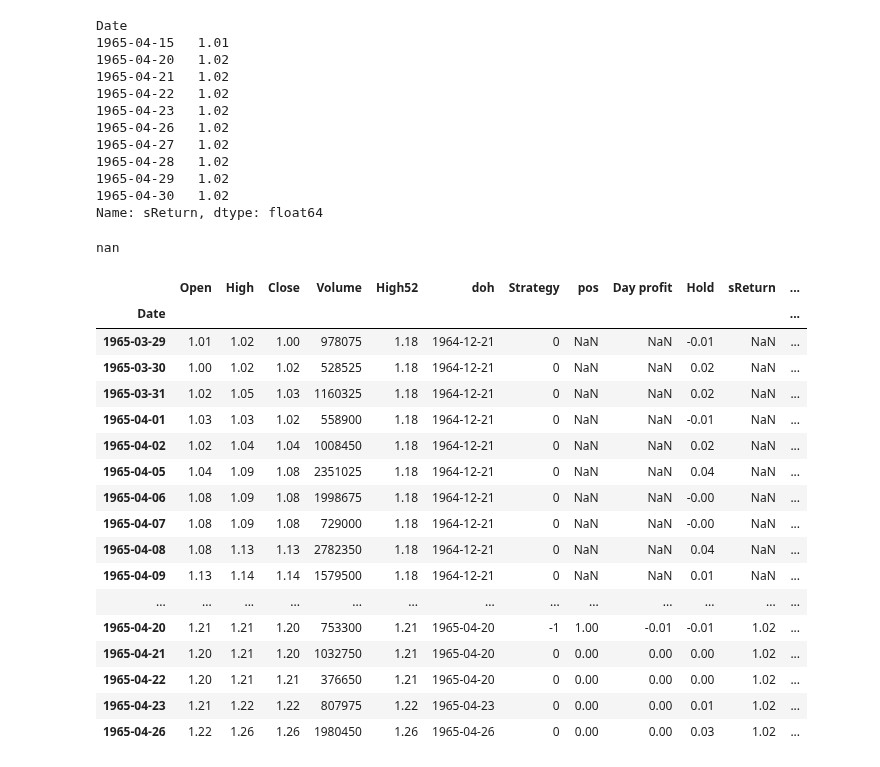
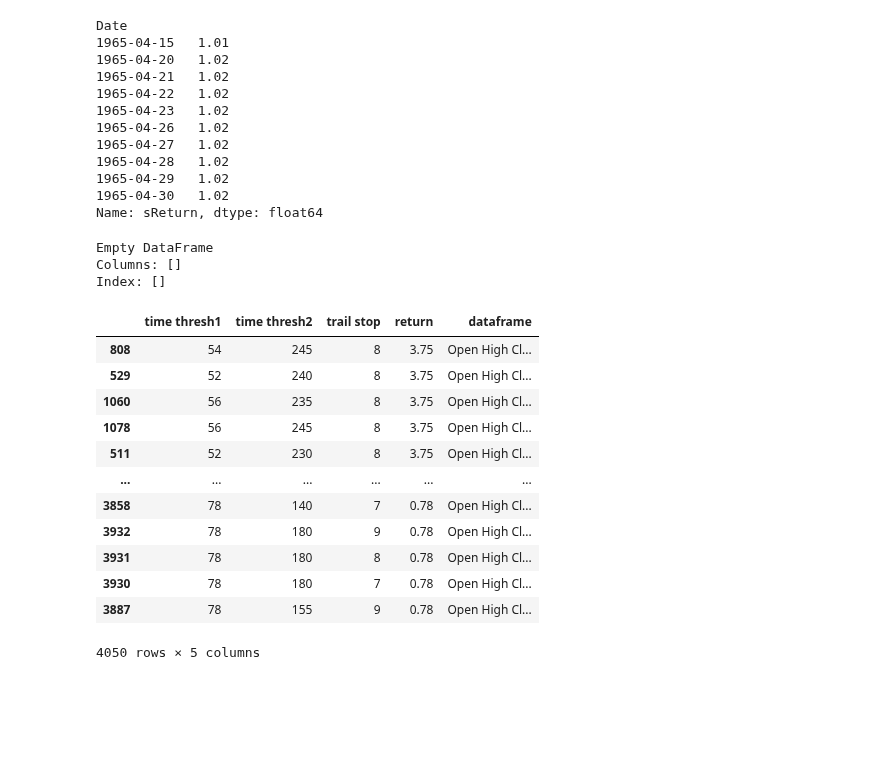
Before and after one commit to Idanq1/Stocks-Strategies, a Jupyter notebook: 52 week/Back testing.ipynb, the cells around one changed output. Drawn from its saved outputs; the diff is of its cells as text; code cells hidden in the pictures; blank space fills up the shorter version.

```diff
--- a/52 week/Back testing.ipynb
+++ b/52 week/Back testing.ipynb
@@ -212,33 +265,25 @@ Date
 1965-04-29   1.02
 1965-04-30   1.02
 Name: sReturn, dtype: float64
-# %%
-df["test"].values.min()
-# %% [output]
-nan
-# %%
-buy_mask = df['Strategy'] == 1
-df["highestt"] = df.loc[buy_mask, 'Close'].expanding().max().copy()
-df['TrailingStopLoss'] = df['highestt'] * (1 - 0.03)
-df['TrailingStopLoss'].fillna(method='ffill', inplace=True)
-
-df[815:835]
-# %% [output]
-|  | Open | High | Close | Volume | High52 | doh | Strategy | pos | Day profit | Hold | sReturn | ... |
-| Date |  |  |  |  |  |  |  |  |  |  |  | ... |
-| 1965-03-29 | 1.01 | 1.02 | 1.00 | 978075 | 1.18 | 1964-12-21 | 0 | NaN | NaN | -0.01 | NaN | ... |
-| 1965-03-30 | 1.00 | 1.02 | 1.02 | 528525 | 1.18 | 1964-12-21 | 0 | NaN | NaN | 0.02 | NaN | ... |
-| 1965-03-31 | 1.02 | 1.05 | 1.03 | 1160325 | 1.18 | 1964-12-21 | 0 | NaN | NaN | 0.02 | NaN | ... |
-| 1965-04-01 | 1.03 | 1.03 | 1.02 | 558900 | 1.18 | 1964-12-21 | 0 | NaN | NaN | -0.01 | NaN | ... |
-| 1965-04-02 | 1.02 | 1.04 | 1.04 | 1008450 | 1.18 | 1964-12-21 | 0 | NaN | NaN | 0.02 | NaN | ... |
-| 1965-04-05 | 1.04 | 1.09 | 1.08 | 2351025 | 1.18 | 1964-12-21 | 0 | NaN | NaN | 0.04 | NaN | ... |
-| 1965-04-06 | 1.08 | 1.09 | 1.08 | 1998675 | 1.18 | 1964-12-21 | 0 | NaN | NaN | -0.00 | NaN | ... |
-| 1965-04-07 | 1.08 | 1.09 | 1.08 | 729000 | 1.18 | 1964-12-21 | 0 | NaN | NaN | -0.00 | NaN | ... |
-| 1965-04-08 | 1.08 | 1.13 | 1.13 | 2782350 | 1.18 | 1964-12-21 | 0 | NaN | NaN | 0.04 | NaN | ... |
-| 1965-04-09 | 1.13 | 1.14 | 1.14 | 1579500 | 1.18 | 1964-12-21 | 0 | NaN | NaN | 0.01 | NaN | ... |
-| ... | ... | ... | ... | ... | ... | ... | ... | ... | ... | ... | ... | ... |
-| 1965-04-20 | 1.21 | 1.21 | 1.20 | 753300 | 1.21 | 1965-04-20 | -1 | 1.00 | -0.01 | -0.01 | 1.02 | ... |
-| 1965-04-21 | 1.20 | 1.21 | 1.20 | 1032750 | 1.21 | 1965-04-20 | 0 | 0.00 | 0.00 | 0.00 | 1.02 | ... |
-| 1965-04-22 | 1.20 | 1.21 | 1.21 | 376650 | 1.21 | 1965-04-20 | 0 | 0.00 | 0.00 | 0.00 | 1.02 | ... |
-| 1965-04-23 | 1.21 | 1.22 | 1.22 | 807975 | 1.22 | 1965-04-23 | 0 | 0.00 | 0.00 | 0.01 | 1.02 | ... |
-| 1965-04-26 | 1.22 | 1.26 | 1.26 | 1980450 | 1.26 | 1965-04-26 | 0 | 0.00 | 0.00 | 0.03 | 1.02 | ... |
+# %%
+df
+# %% [output]
+Empty DataFrame
+Columns: []
+Index: []
+# %%
+mult_opt["ABEO"].sort_values("return", ascending=0)
+# %% [output]
+|  | time thresh1 | time thresh2 | trail stop | return | dataframe |
+| 808 | 54 | 245 | 8 | 3.75 | Open High Cl... |
+| 529 | 52 | 240 | 8 | 3.75 | Open High Cl... |
+| 1060 | 56 | 235 | 8 | 3.75 | Open High Cl... |
+| 1078 | 56 | 245 | 8 | 3.75 | Open High Cl... |
+| 511 | 52 | 230 | 8 | 3.75 | Open High Cl... |
+| ... | ... | ... | ... | ... | ... |
+| 3858 | 78 | 140 | 7 | 0.78 | Open High Cl... |
+| 3932 | 78 | 180 | 9 | 0.78 | Open High Cl... |
+| 3931 | 78 | 180 | 8 | 0.78 | Open High Cl... |
+| 3930 | 78 | 180 | 7 | 0.78 | Open High Cl... |
+| 3887 | 78 | 155 | 9 | 0.78 | Open High Cl... |
+4050 rows × 5 columns
```
Also changed, not shown: parts of 9 cells of this notebook, 2 other files.
